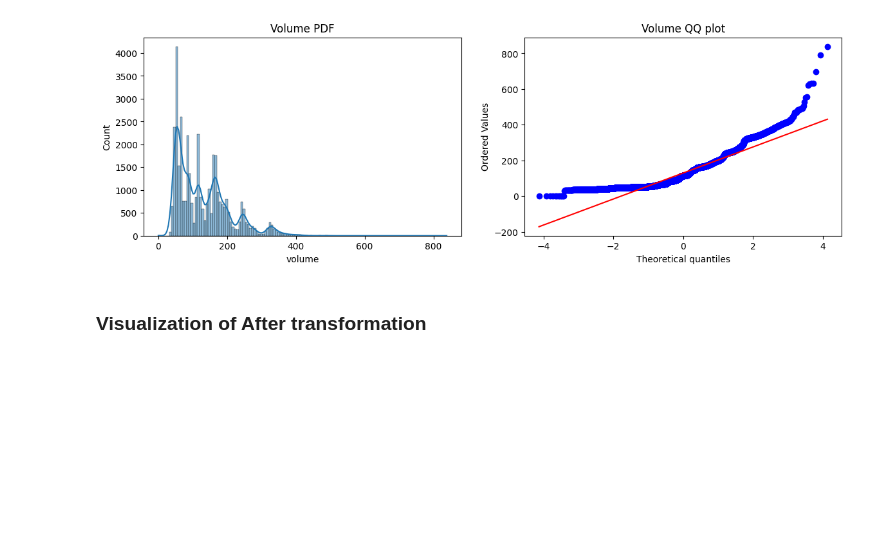
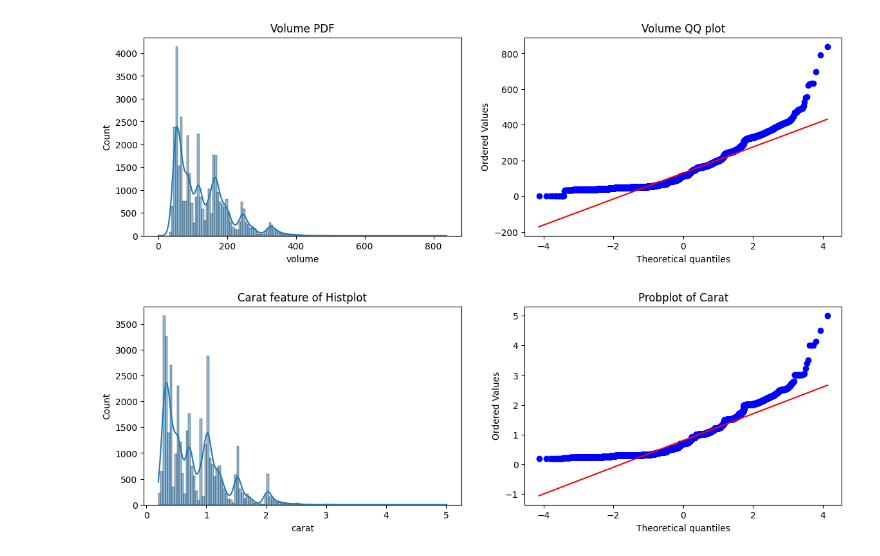
Before and after one commit to chaudhary-dotcom/Transformation, a Jupyter notebook: diamonds_transformation.ipynb, the cells around one changed output. Cells and saved outputs as stored; diff of their text form; code cells hidden in the pictures; blank space fills up the shorter version.

Commit message:
transformation using pipline

```diff
--- a/diamonds_transformation.ipynb
+++ b/diamonds_transformation.ipynb
@@ -126,5 +95,15 @@ plt.title('Volume QQ plot')
 plt.show()
 # %% [output]
 [figure]
-# %% [markdown]
-### Visualization of After transformation
+# %%
+plt.figure(figsize=(14, 4))
+plt.subplot(121)
+sns.histplot(X_train['carat'], kde=True)
+plt.title('Carat feature of Histplot')
+
+plt.subplot(122)
+stats.probplot(X_train['carat'], dist='norm', plot=plt)
+plt.title('Probplot of Carat')
+plt.show()
+# %% [output]
+[figure, added]
```
Also changed, not shown: parts of 19 cells of this notebook.
